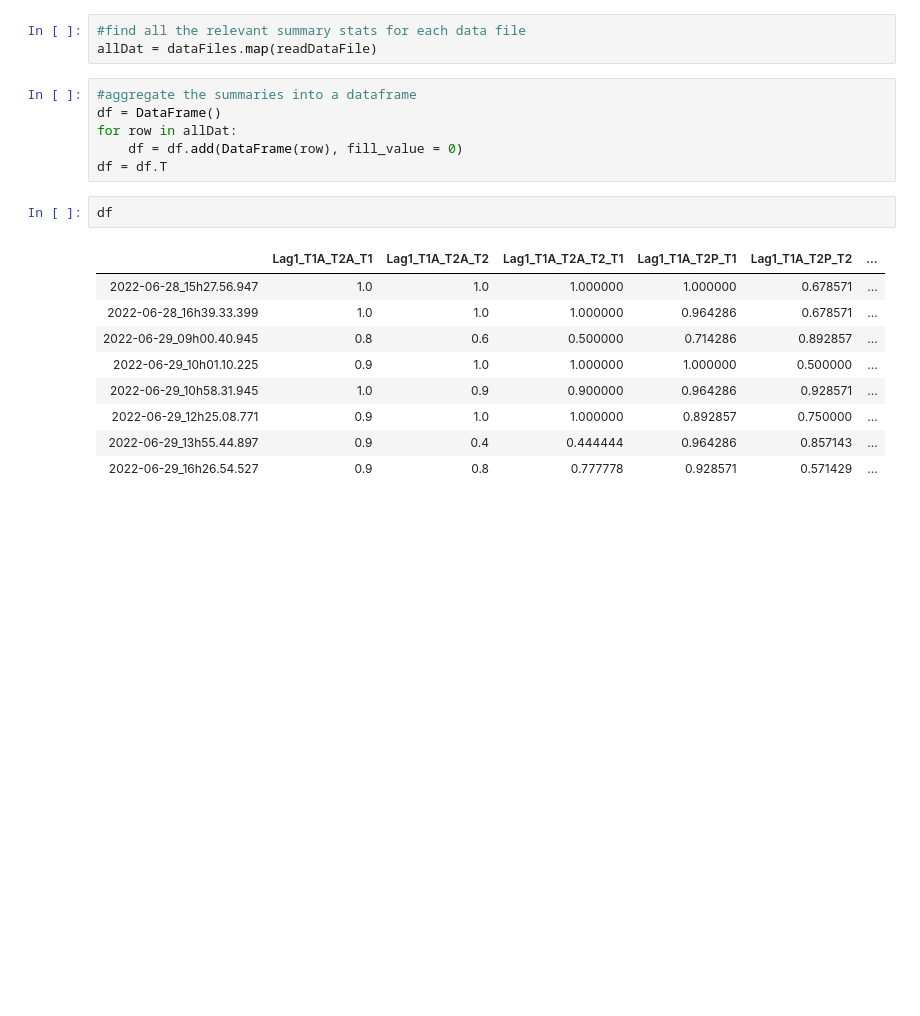
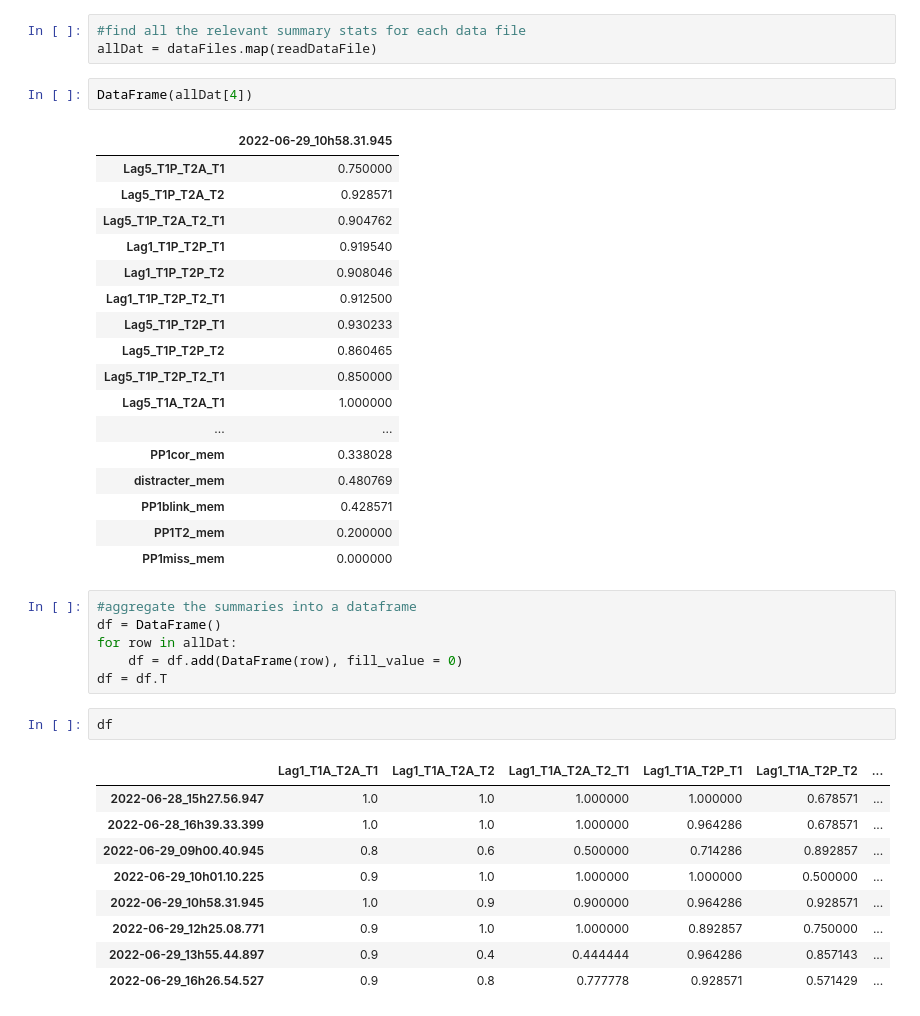
Before and after one commit to laurenhoft/ABmem, a Jupyter notebook: ABmemNotebook.ipynb, the cells around one changed output. Saved outputs shown, nothing was run; the diff lists cells and outputs as text; blank space fills up the shorter version.

```diff
--- a/ABmemNotebook.ipynb
+++ b/ABmemNotebook.ipynb
@@ -21,6 +34,26 @@ test = readDataFile(dataFiles[4])
 # %%
 #find all the relevant summary stats for each data file
 allDat = dataFiles.map(readDataFile)
+# %%
+DataFrame(allDat[4])
+# %% [output]
+|  | 2022-06-29_10h58.31.945 |
+| Lag5_T1P_T2A_T1 | 0.750000 |
+| Lag5_T1P_T2A_T2 | 0.928571 |
+| Lag5_T1P_T2A_T2_T1 | 0.904762 |
+| Lag1_T1P_T2P_T1 | 0.919540 |
+| Lag1_T1P_T2P_T2 | 0.908046 |
+| Lag1_T1P_T2P_T2_T1 | 0.912500 |
+| Lag5_T1P_T2P_T1 | 0.930233 |
+| Lag5_T1P_T2P_T2 | 0.860465 |
+| Lag5_T1P_T2P_T2_T1 | 0.850000 |
+| Lag5_T1A_T2A_T1 | 1.000000 |
+| ... | ... |
+| PP1cor_mem | 0.338028 |
+| distracter_mem | 0.480769 |
+| PP1blink_mem | 0.428571 |
+| PP1T2_mem | 0.200000 |
+| PP1miss_mem | 0.000000 |
 # %%
 #aggregate the summaries into a dataframe
 df = DataFrame()
```
Also changed, not shown: parts of 6 cells of this notebook, 1 other file.
